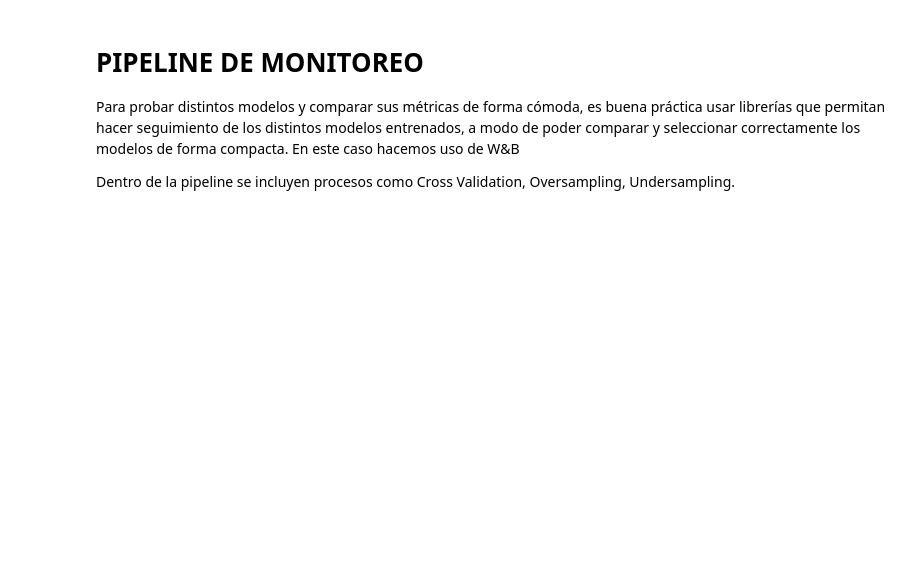
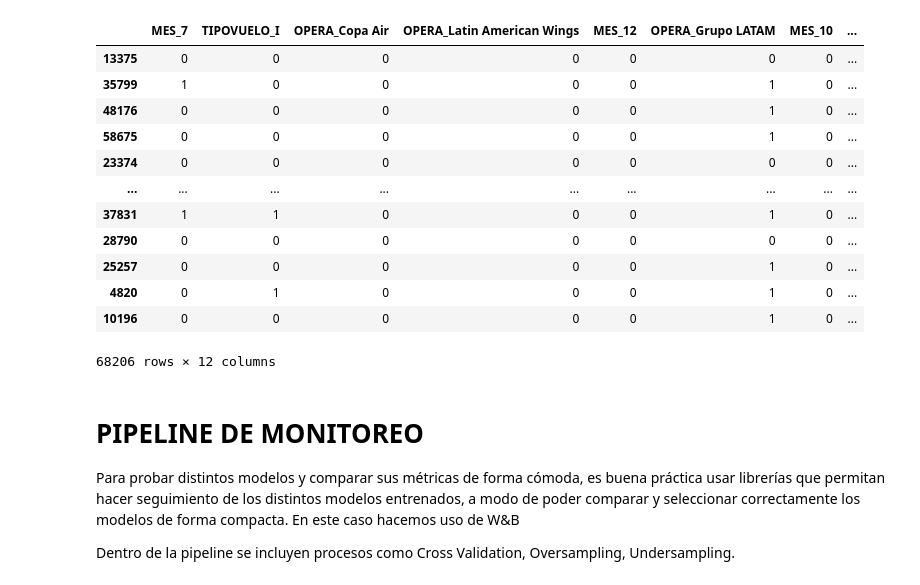
Before and after one commit to JhonGen/nw-challenge, a Jupyter notebook: model/Model-Testing.ipynb, the cells around one changed output. Cells and saved outputs as stored; diff of their text form; code cells hidden in the pictures; blank space fills up the shorter version.

```diff
--- a/model/Model-Testing.ipynb
+++ b/model/Model-Testing.ipynb
@@ -40,3 +34,20 @@ features_importantes = features[['MES_7', 'TIPOVUELO_I', 'OPERA_Copa Air', 'OPER
                                 'MES_12', 'OPERA_Grupo LATAM', 'MES_10', 'OPERA_JetSmart SPA', 'OPERA_Air Canada',
                                 'MES_9', 'OPERA_American Airlines']]
 labels_ = label
+# %%
+df_features_importantes = pd.concat([features_importantes, label], axis =1)
+df_features_importantes
+# %% [output]
+|  | MES_7 | TIPOVUELO_I | OPERA_Copa Air | OPERA_Latin American Wings | MES_12 | OPERA_Grupo LATAM | MES_10 | ... |
+| 13375 | 0 | 0 | 0 | 0 | 0 | 0 | 0 | ... |
+| 35799 | 1 | 0 | 0 | 0 | 0 | 1 | 0 | ... |
+| 48176 | 0 | 0 | 0 | 0 | 0 | 1 | 0 | ... |
+| 58675 | 0 | 0 | 0 | 0 | 0 | 1 | 0 | ... |
+| 23374 | 0 | 0 | 0 | 0 | 0 | 0 | 0 | ... |
+| ... | ... | ... | ... | ... | ... | ... | ... | ... |
+| 37831 | 1 | 1 | 0 | 0 | 0 | 1 | 0 | ... |
+| 28790 | 0 | 0 | 0 | 0 | 0 | 0 | 0 | ... |
+| 25257 | 0 | 0 | 0 | 0 | 0 | 1 | 0 | ... |
+| 4820 | 0 | 1 | 0 | 0 | 0 | 1 | 0 | ... |
+| 10196 | 0 | 0 | 0 | 0 | 0 | 1 | 0 | ... |
+68206 rows × 12 columns
```
Also changed, not shown: parts of 21 cells of this notebook, 4 other files.
